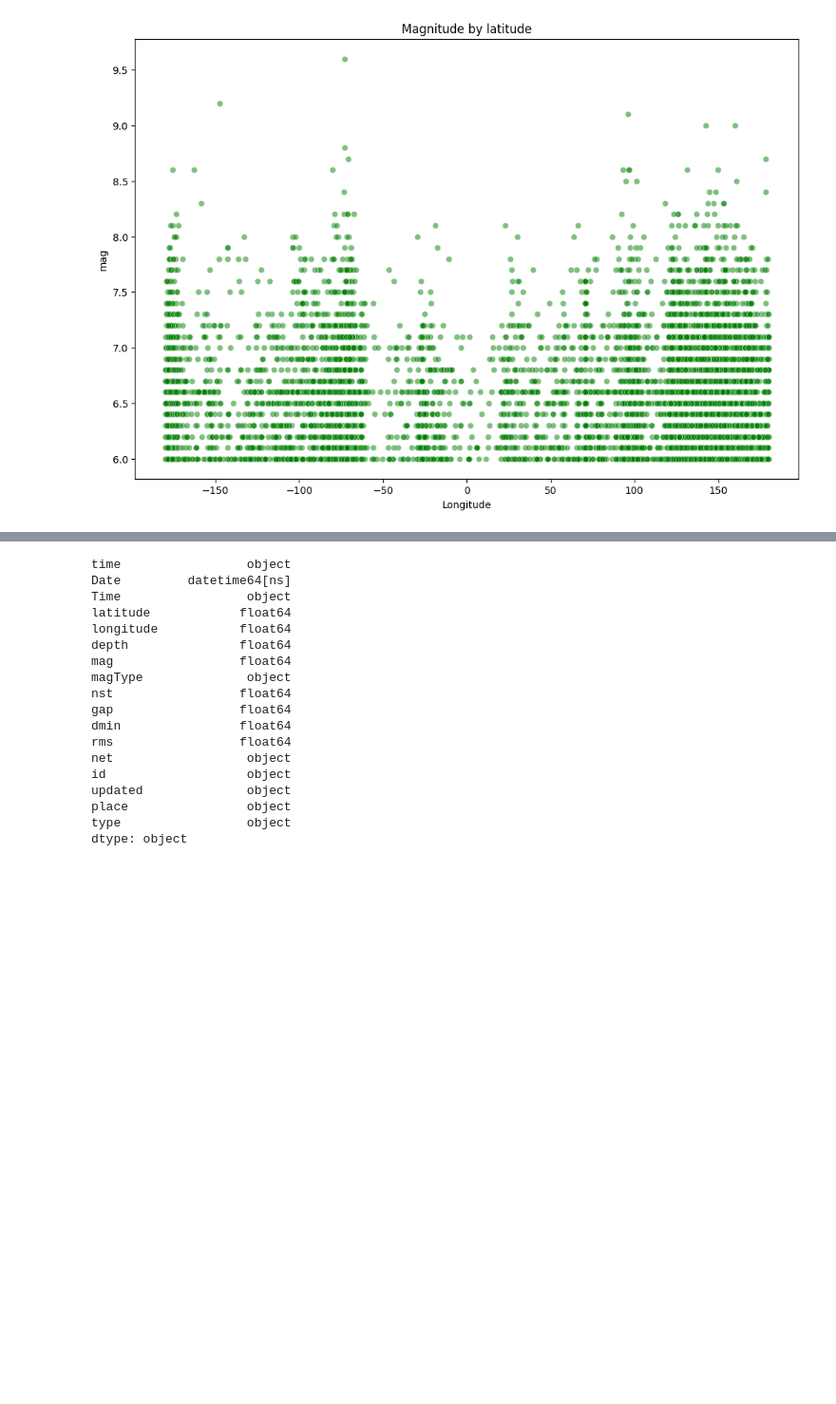
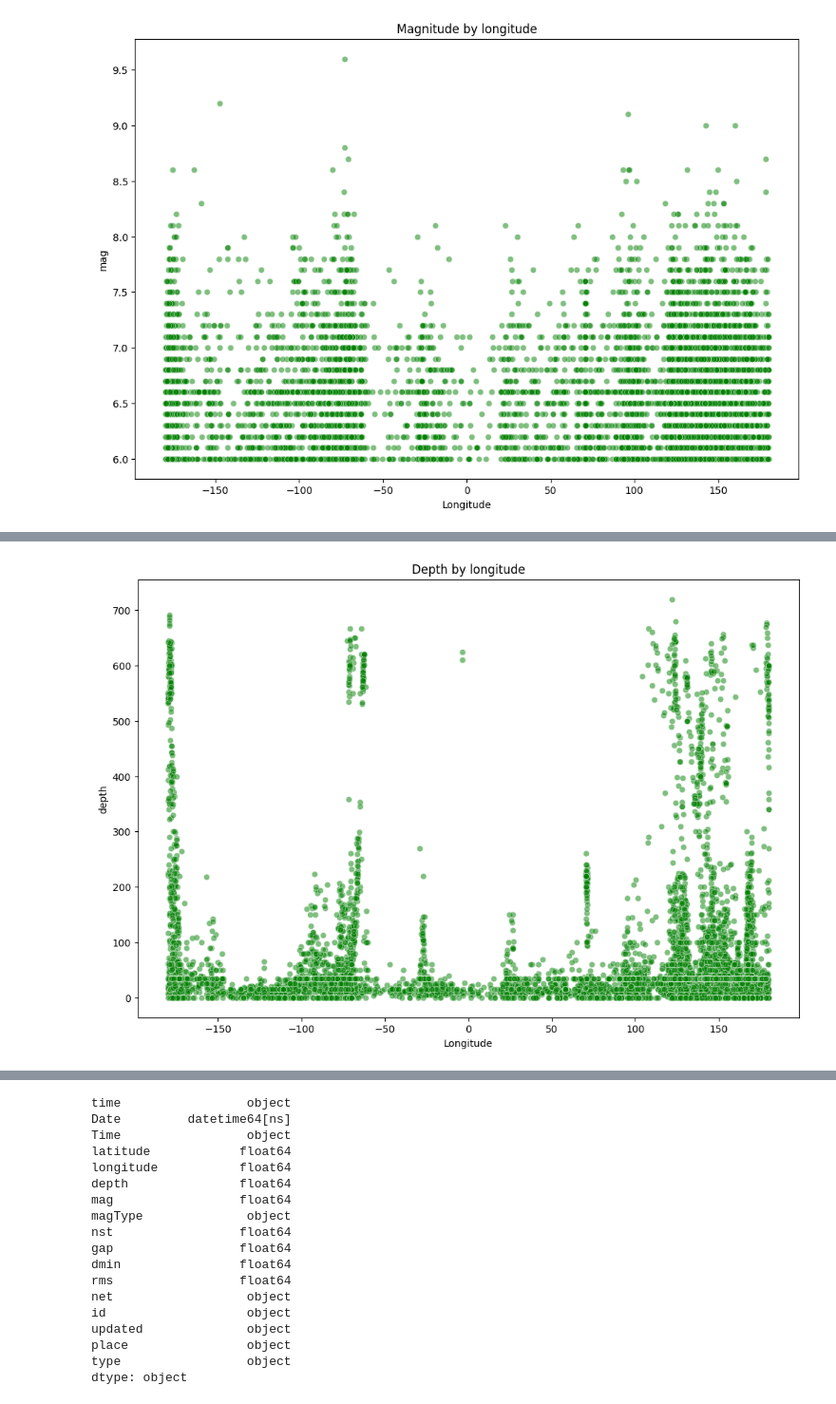
Before and after one commit to anitajn86/DATA-VIZ, a Jupyter notebook: Earthquake.ipynb, the cells around one changed output, grey strips where cells are left out. Shown at 95% size. Cells and saved outputs as stored; diff of their text form; code cells hidden in the pictures; blank space fills up the shorter version.

```diff
--- a/Earthquake.ipynb
+++ b/Earthquake.ipynb
@@ -313,0 +323,9 @@ plt.show()
+# %%
+plt.figure(figsize=(12,8))
+sns.scatterplot(data=data,x='longitude',y='depth',alpha=0.5,color='green')
+plt.title('Depth by longitude')
+plt.xlabel('Longitude')
+plt.ylabel('depth')
+plt.show()
+# %% [output]
+[figure, added]
```
Also changed, not shown: parts of 5 cells of this notebook.
